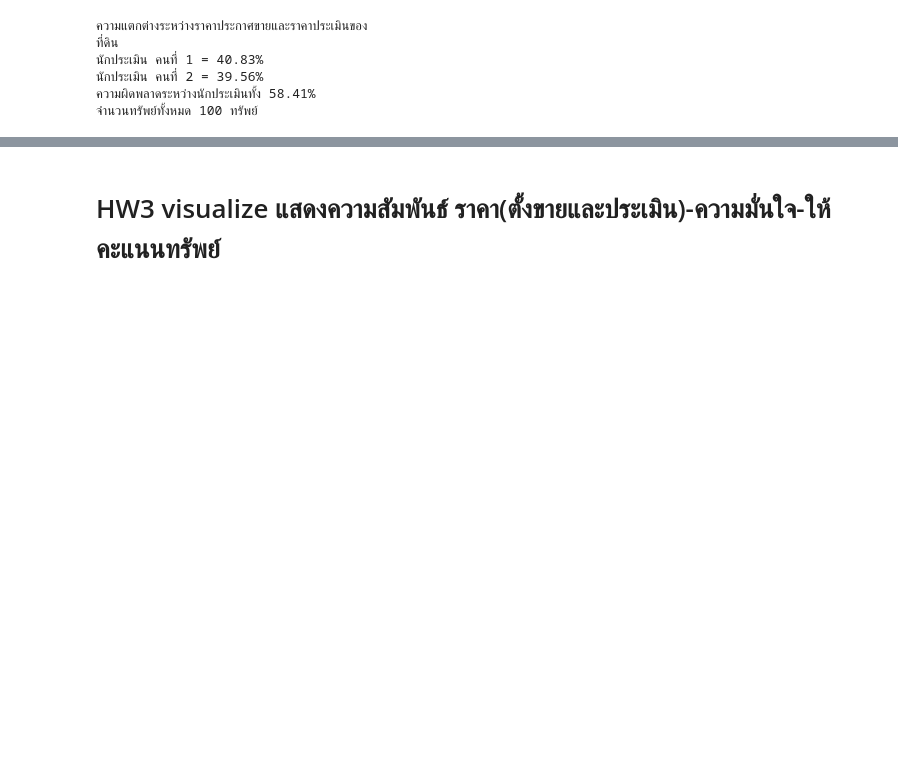
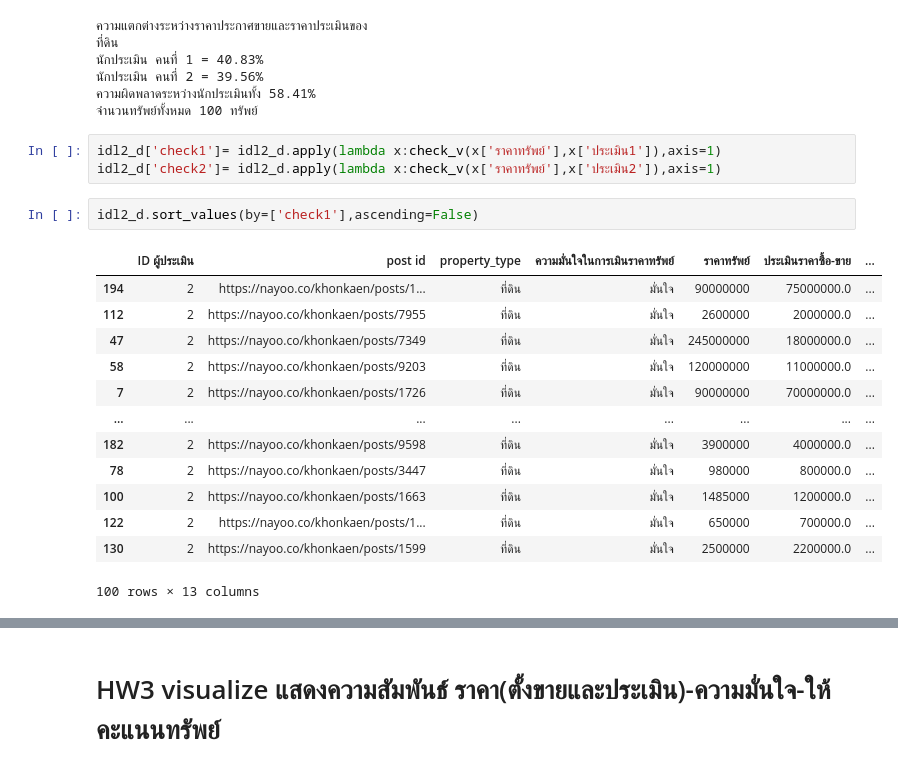
Before and after one commit to jirapat-tho/bsc_dpdm22, a Jupyter notebook: [dataprep]_property_estimator.ipynb, the cells around one changed output, grey strips where cells are left out. Drawn from its saved outputs; the diff is of its cells as text; blank space fills up the shorter version.

```diff
--- a/[dataprep]_property_estimator.ipynb
+++ b/[dataprep]_property_estimator.ipynb
@@ -1000,3 +1051,22 @@ print(f'จำนวนทรัพย์ทั้งหมด {len(idl2_d)} ท
 นักประเมิน คนที่ 2 = 39.56%
 ความผิดพลาดระหว่างนักประเมินทั้ง 58.41%
 จำนวนทรัพย์ทั้งหมด 100 ทรัพย์
+# %%
+idl2_d['check1']= idl2_d.apply(lambda x:check_v(x['ราคาทรัพย์'],x['ประเมิน1']),axis=1)
+idl2_d['check2']= idl2_d.apply(lambda x:check_v(x['ราคาทรัพย์'],x['ประเมิน2']),axis=1)
+# %%
+idl2_d.sort_values(by=['check1'],ascending=False)
+# %% [output]
+|  | ID ผู้ประเมิน | post id | property_type | ความมั่นใจในการเมินราคาทรัพย์ | ราคาทรัพย์ | ประเมินราคาซื้อ-ขาย | ... |
+| 194 | 2 | https://nayoo.co/khonkaen/posts/1... | ที่ดิน | มั่นใจ | 90000000 | 75000000.0 | ... |
+| 112 | 2 | https://nayoo.co/khonkaen/posts/7955 | ที่ดิน | มั่นใจ | 2600000 | 2000000.0 | ... |
+| 47 | 2 | https://nayoo.co/khonkaen/posts/7349 | ที่ดิน | มั่นใจ | 245000000 | 18000000.0 | ... |
+| 58 | 2 | https://nayoo.co/khonkaen/posts/9203 | ที่ดิน | มั่นใจ | 120000000 | 11000000.0 | ... |
+| 7 | 2 | https://nayoo.co/khonkaen/posts/1726 | ที่ดิน | มั่นใจ | 90000000 | 70000000.0 | ... |
+| ... | ... | ... | ... | ... | ... | ... | ... |
+| 182 | 2 | https://nayoo.co/khonkaen/posts/9598 | ที่ดิน | มั่นใจ | 3900000 | 4000000.0 | ... |
+| 78 | 2 | https://nayoo.co/khonkaen/posts/3447 | ที่ดิน | มั่นใจ | 980000 | 800000.0 | ... |
+| 100 | 2 | https://nayoo.co/khonkaen/posts/1663 | ที่ดิน | มั่นใจ | 1485000 | 1200000.0 | ... |
+| 122 | 2 | https://nayoo.co/khonkaen/posts/1... | ที่ดิน | มั่นใจ | 650000 | 700000.0 | ... |
+| 130 | 2 | https://nayoo.co/khonkaen/posts/1599 | ที่ดิน | มั่นใจ | 2500000 | 2200000.0 | ... |
+100 rows × 13 columns
```
Also changed, not shown: parts of 31 cells of this notebook.
